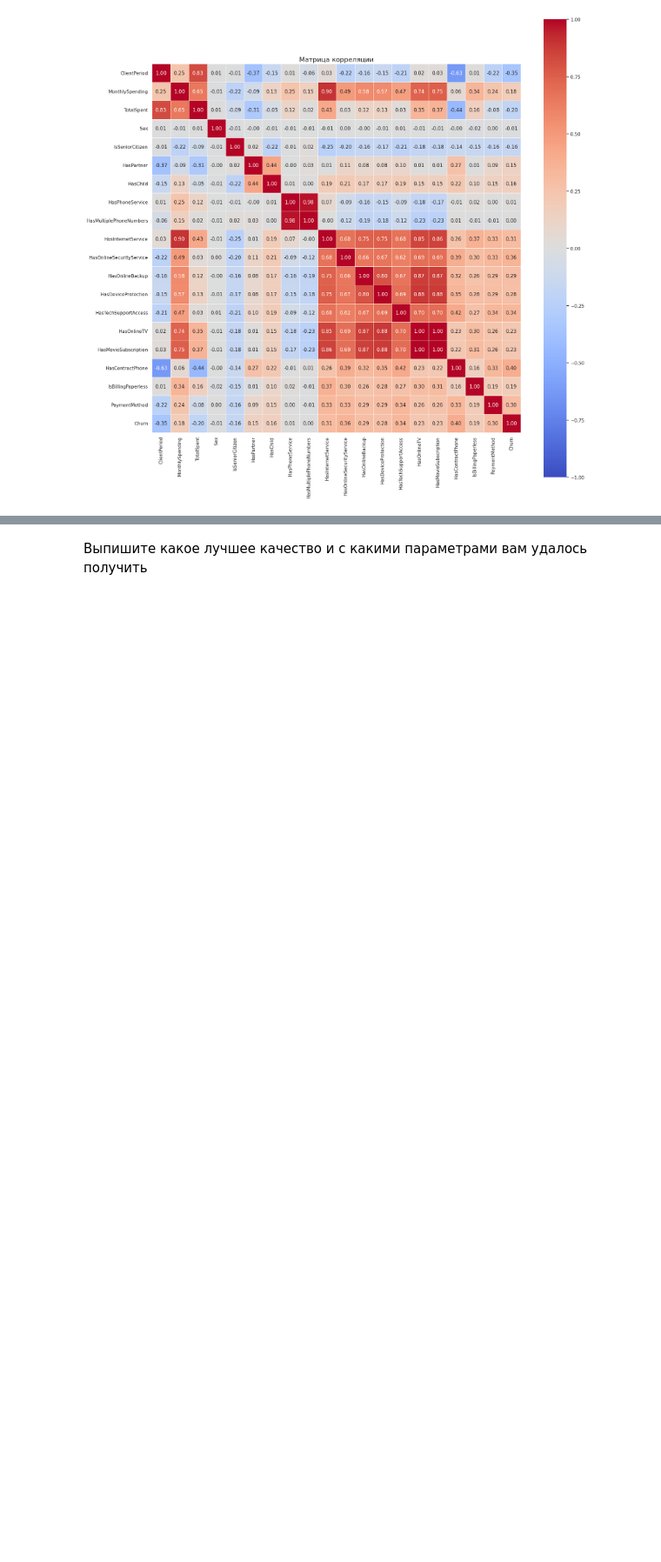
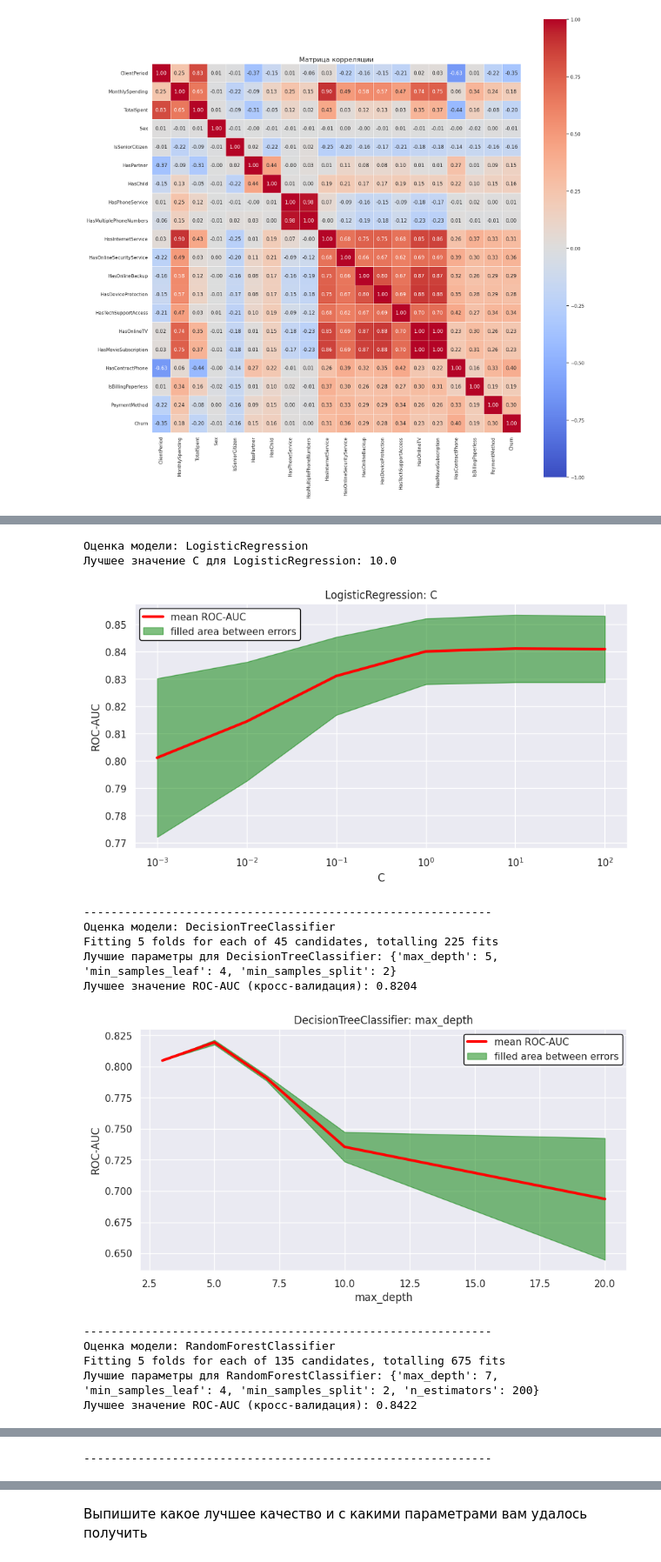
Before and after one commit to k-gorbenko/-DLS, a Jupyter notebook: week_03_composition_model_selection/Homework/hw_3_kaggle.ipynb, the cells around one changed output, grey strips where cells are left out. Shown at 87% size. Drawn from its saved outputs; the diff is of its cells as text; code cells hidden in the pictures; blank space fills up the shorter version.

```diff
--- a/week_03_composition_model_selection/Homework/hw_3_kaggle.ipynb
+++ b/week_03_composition_model_selection/Homework/hw_3_kaggle.ipynb
@@ -588,12 +534,0 @@ param_scales = [
-# %%
-best_results = {}
-
-for model, param_name, grid, param_scale in zip(models,
-                                                param_names,
-                                                grids,
-                                                param_scales):
-    best_params, best_score = best_parameters(X_train, y_train, model, param_name, grid, param_scale)
-    best_results[model.__class__.__name__] = {
-        'best_params': best_params,
-        'best_score': best_score
-    }
@@ -606,0 +661,31 @@ Fitting 5 folds for each of 10 candidates, totalling 50 fits
+# %%
+#Оценка всех моделей
+results = {}
+for model_name, model_info in models.items():
+    print(f"Оценка модели: {model_name}")
+    result = evaluate_model(
+        model_info['model'],
+        model_info['param_grid'],
+        X_train, y_train,
+        X_val, y_val,
+        model_name,
+        param_name=model_info.get('param_name'),  # Передаем param_name
+        param_scale=model_info.get('param_scale', 'ordinary')  # Передаем param_scale
+    )
+    results[model_name] = result
+    print("-" * 60)
+# %% [output]
+Оценка модели: LogisticRegression
+Лучшее значение C для LogisticRegression: 10.0
+[figure, added]
+------------------------------------------------------------
+Оценка модели: DecisionTreeClassifier
+Fitting 5 folds for each of 45 candidates, totalling 225 fits
+Лучшие параметры для DecisionTreeClassifier: {'max_depth': 5, 'min_samples_leaf': 4, 'min_samples_split': 2}
+Лучшее значение ROC-AUC (кросс-валидация): 0.8204
+[figure, added]
+------------------------------------------------------------
+Оценка модели: RandomForestClassifier
+Fitting 5 folds for each of 135 candidates, totalling 675 fits
+Лучшие параметры для RandomForestClassifier: {'max_depth': 7, 'min_samples_leaf': 4, 'min_samples_split': 2, 'n_estimators': 200}
+Лучшее значение ROC-AUC (кросс-валидация): 0.8422
@@ -607,2 +693,3 @@ Fitting 5 folds for each of 10 candidates, totalling 50 fits
+------------------------------------------------------------
 # %%
 # Вывод лучших параметров и метрик
```
Also changed, not shown: parts of 9 cells of this notebook.
